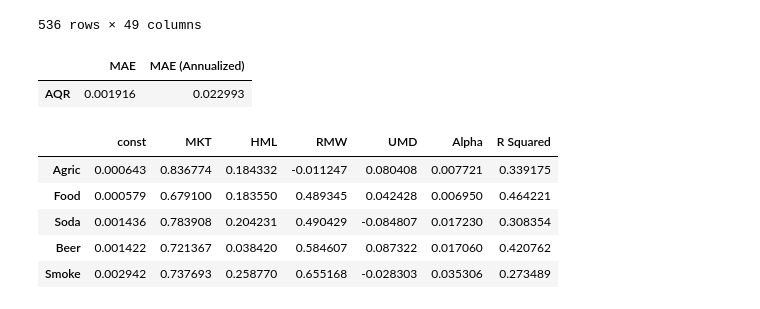
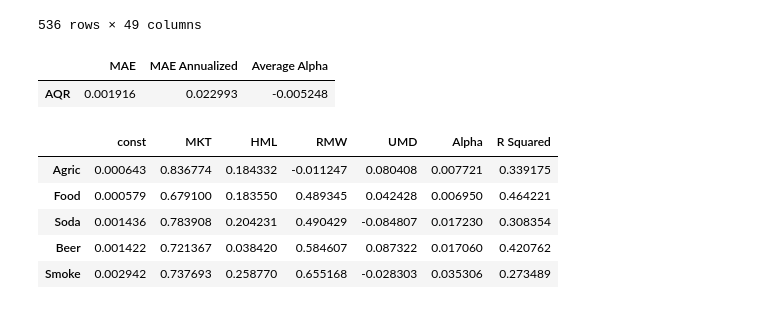
Before and after one commit to ekopen/finm-portfolio-2024, a Jupyter notebook: homework/Eric Kopen HW5.ipynb, the cells around one changed output. Saved outputs shown, nothing was run; the diff lists cells and outputs as text; code cells hidden in the pictures.

```diff
--- a/homework/Eric Kopen HW5.ipynb
+++ b/homework/Eric Kopen HW5.ipynb
@@ -257,9 +251,12 @@ def MAEcalc(data,name):
+# %%
+mae_df = pd.DataFrame(columns=['MAE', 'MAE Annualized', 'Average Alpha'])
 # %%
 aqr_ts_reg_stats = pd.concat(LFPM_TS(portfolios,data[['MKT', 'HML', 'RMW', 'UMD']])).T
-MAEcalc(aqr_ts_reg_stats, "AQR")
+mae_df.loc['AQR'] = [aqr_ts_reg_stats['const'].abs().mean(), aqr_ts_reg_stats['Alpha'].abs().mean(), aqr_ts_reg_stats['Alpha'].mean()]
+mae_df
 # %% [output]
-|  | MAE | MAE (Annualized) |
-| AQR | 0.001916 | 0.022993 |
+|  | MAE | MAE Annualized | Average Alpha |
+| AQR | 0.001916 | 0.022993 | -0.005248 |
 # %%
 aqr_ts_reg_stats.head()
 # %% [output]
```
Also changed, not shown: parts of 12 cells of this notebook.
